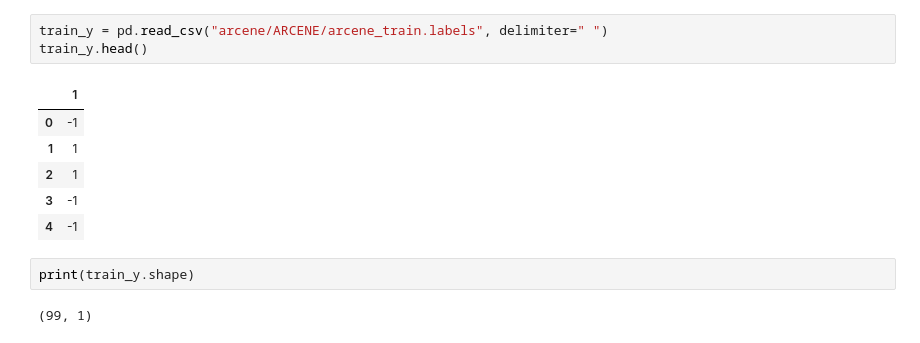
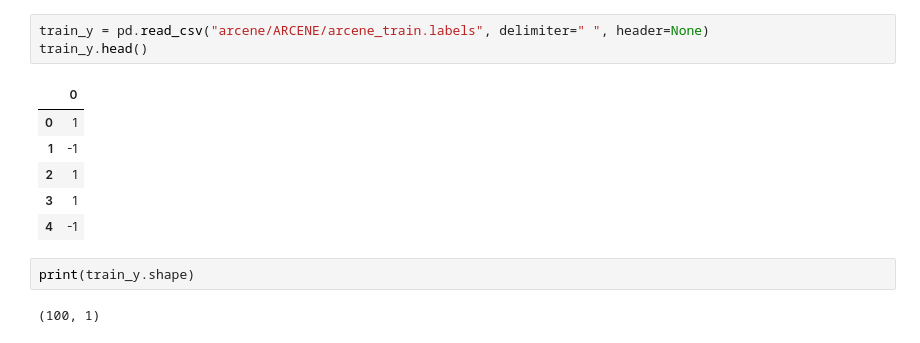
Before and after one commit to thomask902/2024-Numerical-Optimization-Research, a Jupyter notebook: data_exploration.ipynb, the cells around one changed output. Saved outputs shown, nothing was run; the diff lists cells and outputs as text.

```diff
--- a/data_exploration.ipynb
+++ b/data_exploration.ipynb
@@ -34,14 +47,14 @@ train_X.describe()
 # %%
-train_y = pd.read_csv("arcene/ARCENE/arcene_train.labels", delimiter=" ")
+train_y = pd.read_csv("arcene/ARCENE/arcene_train.labels", delimiter=" ", header=None)
 train_y.head()
 # %% [output]
-|  | 1 |
-| 0 | -1 |
-| 1 | 1 |
+|  | 0 |
+| 0 | 1 |
+| 1 | -1 |
 | 2 | 1 |
-| 3 | -1 |
+| 3 | 1 |
 | 4 | -1 |
 # %%
 print(train_y.shape)
 # %% [output]
-(99, 1)
+(100, 1)
```
Also changed, not shown: parts of 19 cells of this notebook, 1 other file.
